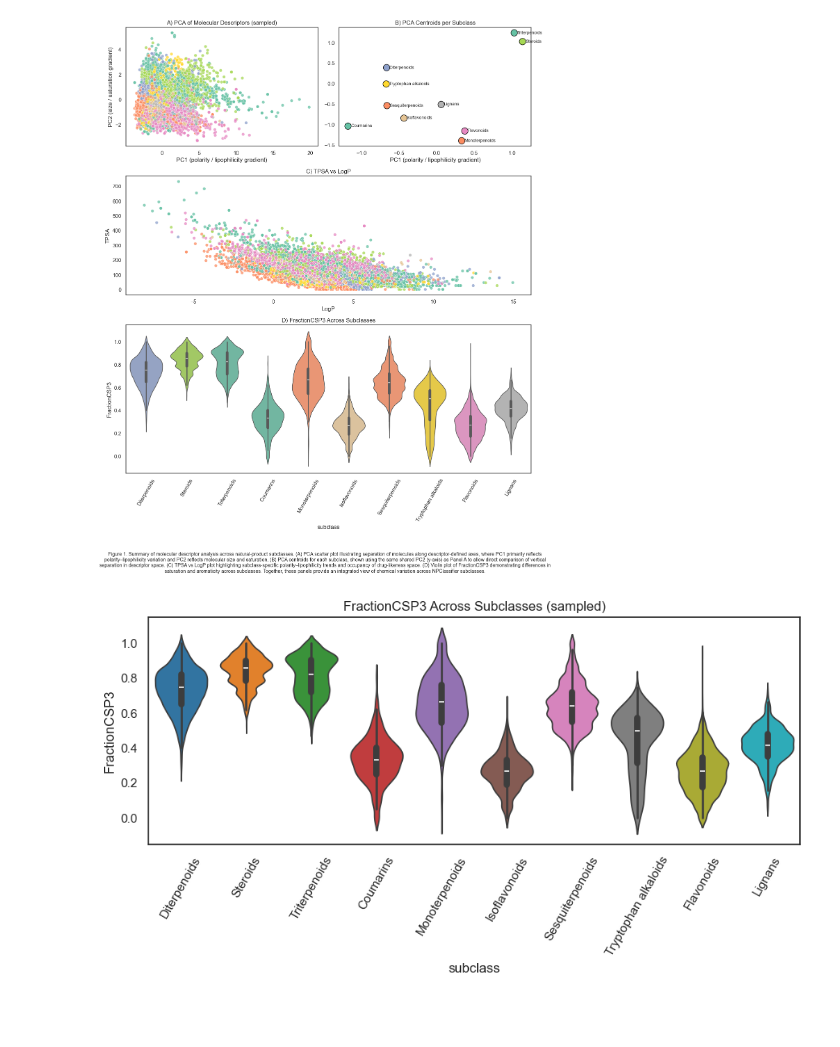
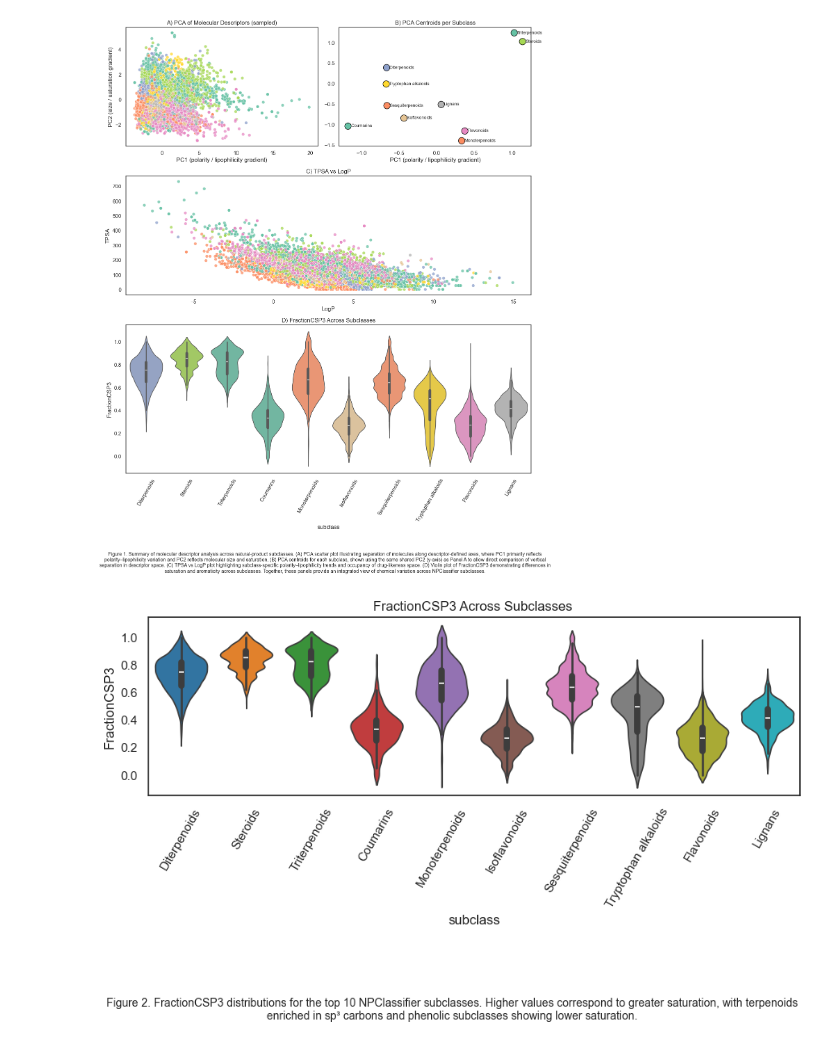
Before and after one commit to Hassan-Haydar/DSA103, a Jupyter notebook: LifeScienceData/project/final_project.ipynb, the cells around one changed output. Saved outputs shown, nothing was run; the diff lists cells and outputs as text; code cells hidden in the pictures; blank space fills up the shorter version.

```diff
--- a/LifeScienceData/project/final_project.ipynb
+++ b/LifeScienceData/project/final_project.ipynb
@@ -209,22 +209,44 @@ Passing `palette` without assigning `hue` is deprecated and will be removed in v
 
   sns.violinplot(
 [figure]
-# %%
-plt.figure(figsize=(9,5))
-sns.violinplot(
-    data=df_plot,
-    x="subclass",
-    y="FractionCSP3",
-    hue="subclass",
-    palette="tab10",
-    legend=False
-)
-plt.xticks(rotation=60)
-plt.title("FractionCSP3 Across Subclasses (sampled)")
-plt.tight_layout()
-plt.show()
-# %% [output]
-[figure, removed]
+# %%
+
+plt.figure(figsize=(9,5))
+
+sns.violinplot(
+    data=df_plot,
+    x="subclass",
+    y="FractionCSP3",
+    hue="subclass",
+    palette="tab10",
+    legend=False
+)
+
+plt.xticks(rotation=60)
+plt.title("FractionCSP3 Across Subclasses ")
+
+plt.tight_layout(rect=[0, 0.12, 1, 1])  # make space for caption
+
+# --- Paper-style caption ---
+caption = (
+    "Figure 2. FractionCSP3 distributions for the top 10 NPClassifier subclasses. Higher "
+    "values correspond to greater saturation, with terpenoids enriched in sp³ carbons and "
+    "phenolic subclasses showing lower saturation."
+)
+
+
+plt.gcf().text(
+    0.5, -0.02,
+    caption,
+    ha="center",
+    va="top",
+    fontsize=10,
+    wrap=True
+)
+
+plt.show()
+# %% [output]
+[figure, added]
 # %%
 #TPSA = Topological Polar Surface Area a indicator of overall polarity.
 #Most medicinal chemistry papers visualize TPSA in the 0–90 Å² region.
```
Also changed, not shown: parts of 2 cells of this notebook.
